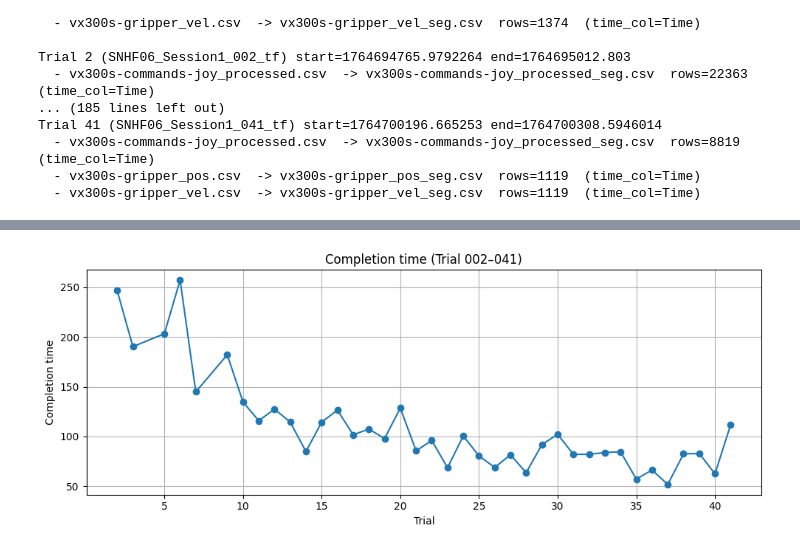
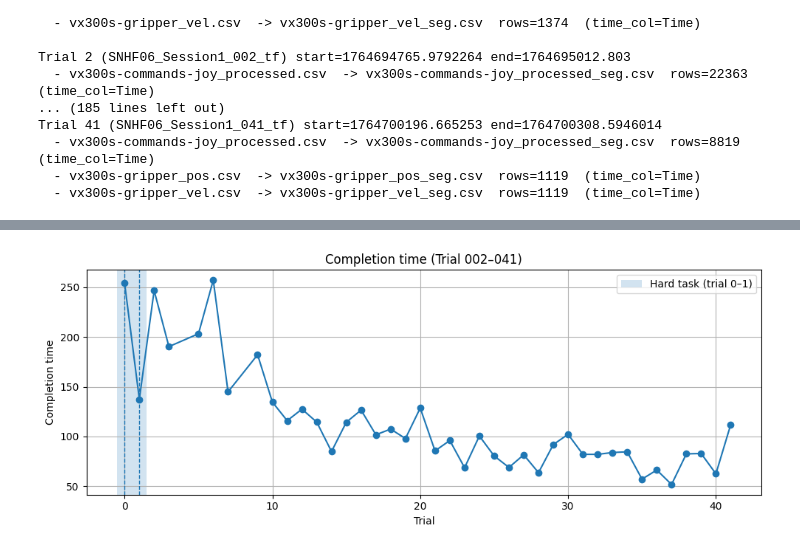
Before and after one commit to KylerHong/Morpheus_Haptic_Sleeve, a Jupyter notebook: Segmented.ipynb, the cells around one changed output, grey strips where cells are left out. Cells and saved outputs as stored; diff of their text form; code cells hidden in the pictures.

```diff
--- a/Segmented.ipynb
+++ b/Segmented.ipynb
@@ -183,26 +446,32 @@ Trial 41 (SNHF06_Session1_041_tf) start=1764700196.665253 end=1764700308.5946014
 # %%
 ts["trial"] = pd.to_numeric(ts["trial"], errors="coerce")
 ts["start_time"] = pd.to_numeric(ts["start_time"], errors="coerce")
 ts["end_time"]   = pd.to_numeric(ts["end_time"], errors="coerce")
 
 # 2) compute completion time (seconds, if your ros_time is in seconds)
 ts["completion_time"] = ts["end_time"] - ts["start_time"]
 
 # 3) filter trials 002~041  -> 2~41
-ts_2_41 = ts[(ts["trial"] >= 2) & (ts["trial"] <= 41)].copy()
+ts_2_41 = ts[(ts["trial"] >= 0) & (ts["trial"] <= 41)].copy()
 ts_2_41 = ts_2_41.dropna(subset=["completion_time"]).sort_values("trial")
 
 # optional: save
-ts_2_41.to_csv("completion_time_trial002_041.csv", index=False)
+# ts_2_41.to_csv("completion_time_trial002_041.csv", index=False)
 
 # 4) plot
-plt.figure(figsize=(10,4))
-plt.plot(ts_2_41["trial"], ts_2_41["completion_time"], marker="o")
-plt.xlabel("Trial")
-plt.ylabel("Completion time")
-plt.title("Completion time (Trial 002–041)")
-plt.grid(True)
+fig, ax = plt.subplots(figsize=(10,4))
+
+ax.axvspan(-0.5, 1.5, alpha=0.2, label="Hard task (trial 0–1)")
+
+ax.plot(ts_2_41["trial"], ts_2_41["completion_time"], marker="o")
+ax.set_xlabel("Trial")
+ax.set_ylabel("Completion time")
+ax.set_title("Completion time (Trial 002–041)")
+ax.grid(True)
+ax.axvline(0, linestyle="--", linewidth=1)
+ax.axvline(1, linestyle="--", linewidth=1)
+ax.legend()
 plt.tight_layout()
 plt.show()
 # %% [output]
-[figure, old version]
+[figure, new version]
```
Also changed, not shown: parts of 6 cells of this notebook.
